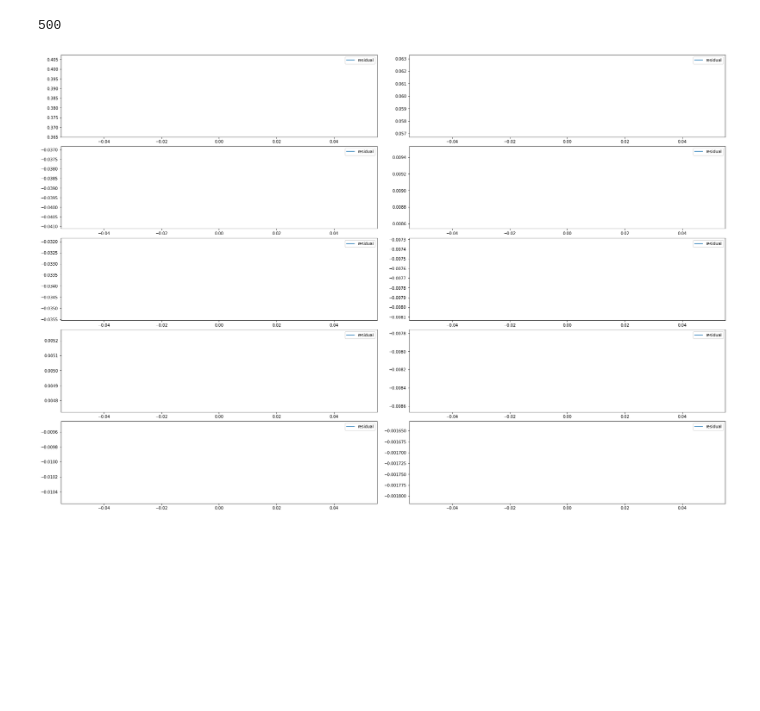
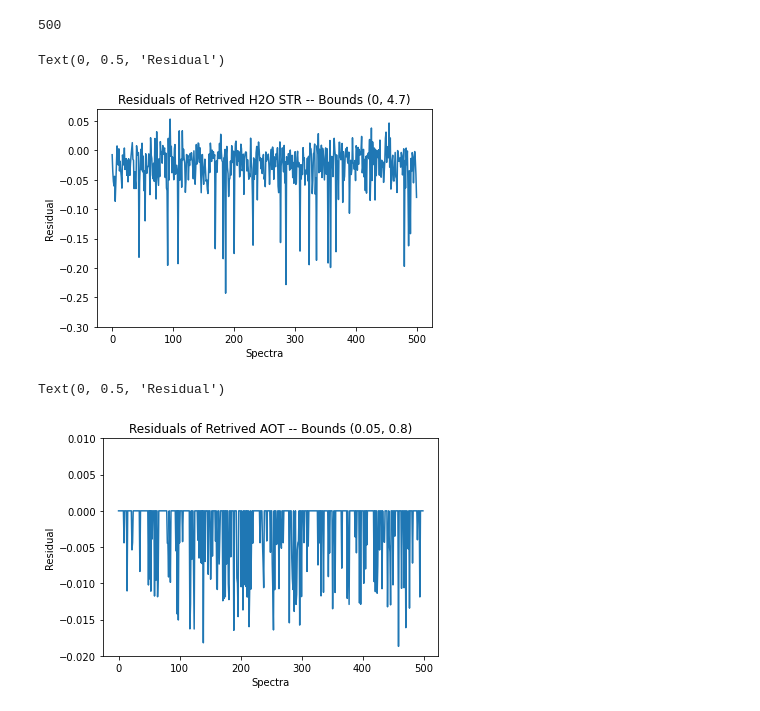
Before and after one commit to varunpatro1/OE-Reproducibility, a Jupyter notebook: ISOFIT/CL_3.ipynb, the cells around one changed output. Drawn from its saved outputs; the diff is of its cells as text; code cells hidden in the pictures; blank space fills up the shorter version.

Commit message:
plotted atmospheric parameter residuals

```diff
--- a/ISOFIT/CL_3.ipynb
+++ b/ISOFIT/CL_3.ipynb
@@ -558,19 +558,27 @@ len(residuals)
 len(residuals)
 # %% [output]
 500
-# %%
-fig, axs = plt.subplots(nrows = 5, ncols = 2, figsize = (24,16), constrained_layout = True)
-
-count = 0
-row = 0
-col = 0
-for i in range(0,100,10):
-    if col == 2:
-        row +=1
-        col = 0
-
-    axs[row,col].plot(residual[i], label = 'residual')
-    axs[row,col].legend()
-    col+= 1
-# %% [output]
-[figure, removed]
+# %%
+residuals = np.array(residuals)
+res_h2o = residuals[:,426].copy()
+res_aot = residuals[:,425].copy()
+# %%
+spectra = range(0,500)
+plt.plot(spectra, res_h2o, linewidth = 1.5)
+plt.ylim(-0.3, 0.07)
+plt.title('Residuals of Retrived H2O STR -- Bounds (0, 4.7)')
+plt.xlabel('Spectra')
+plt.ylabel('Residual')
+# %% [output]
+Text(0, 0.5, 'Residual')
+[figure, added]
+# %%
+spectra = range(0,500)
+plt.plot(spectra, res_aot, linewidth = 1.5)
+plt.ylim(-0.02, 0.01)
+plt.title('Residuals of Retrived AOT -- Bounds (0.05, 0.8)')
+plt.xlabel('Spectra')
+plt.ylabel('Residual')
+# %% [output]
+Text(0, 0.5, 'Residual')
+[figure, added]
```
Also changed, not shown: 2 other files.
